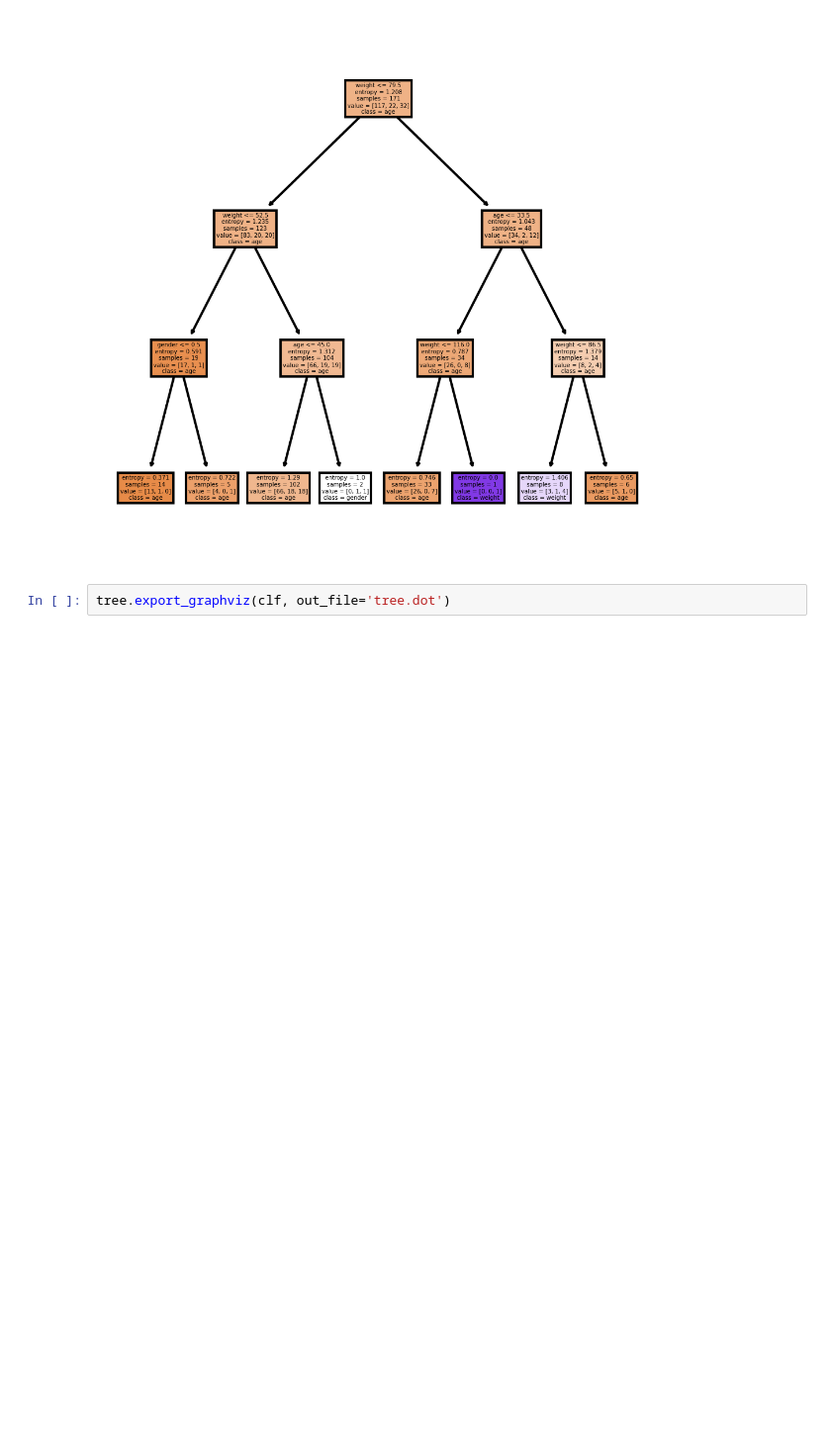
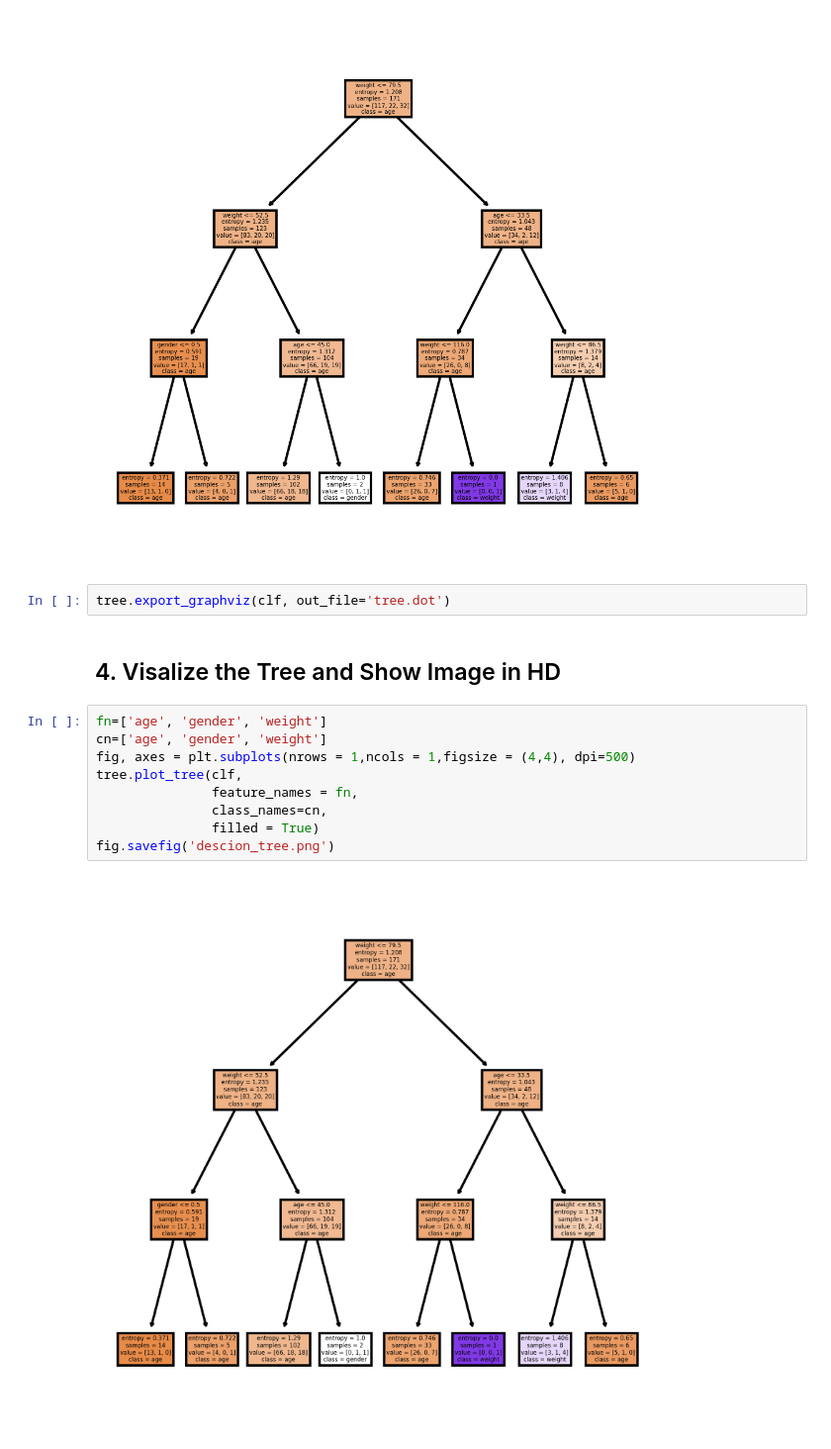
Before and after one commit to Aliktk/Python_Chilla, a Jupyter notebook: machine_learning/06_decision_tree_classifier.ipynb, the cells around one changed output. Shown at 99% size. Saved outputs shown, nothing was run; the diff lists cells and outputs as text; blank space fills up the shorter version.

```diff
--- a/machine_learning/06_decision_tree_classifier.ipynb
+++ b/machine_learning/06_decision_tree_classifier.ipynb
@@ -159,3 +161,16 @@ fig.savefig('descion_tree.png')
 [figure]
 # %%
 tree.export_graphviz(clf, out_file='tree.dot')
+# %% [markdown]
+## 4. Visalize the Tree and Show Image in HD
+# %%
+fn=['age', 'gender', 'weight']
+cn=['age', 'gender', 'weight']
+fig, axes = plt.subplots(nrows = 1,ncols = 1,figsize = (4,4), dpi=500)
+tree.plot_tree(clf,
+               feature_names = fn,
+               class_names=cn,
+               filled = True)
+fig.savefig('descion_tree.png')
+# %% [output]
+[figure, added]
```
Also changed, not shown: parts of 4 cells of this notebook.
